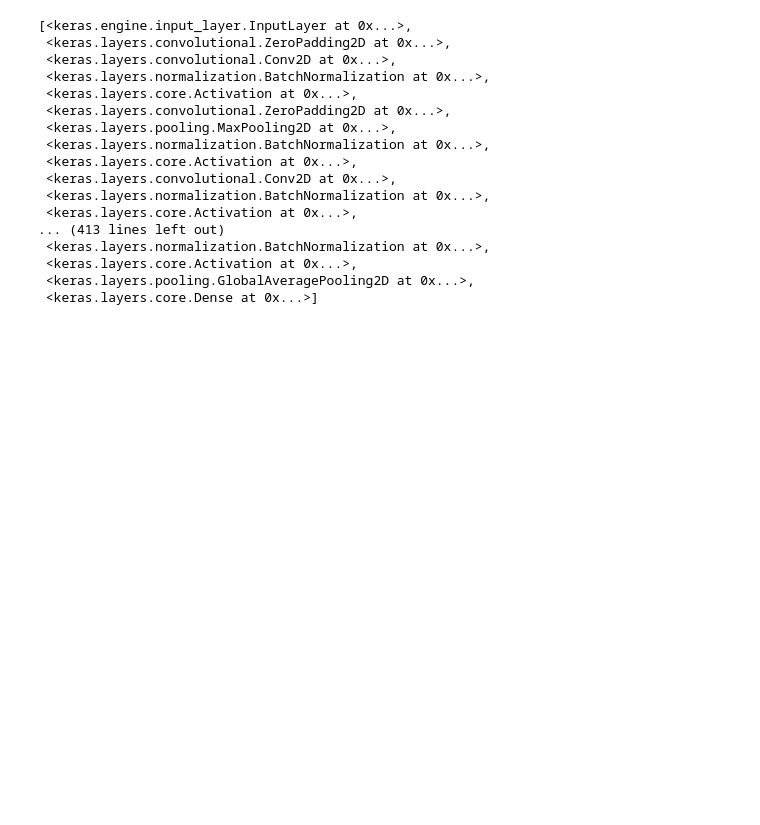
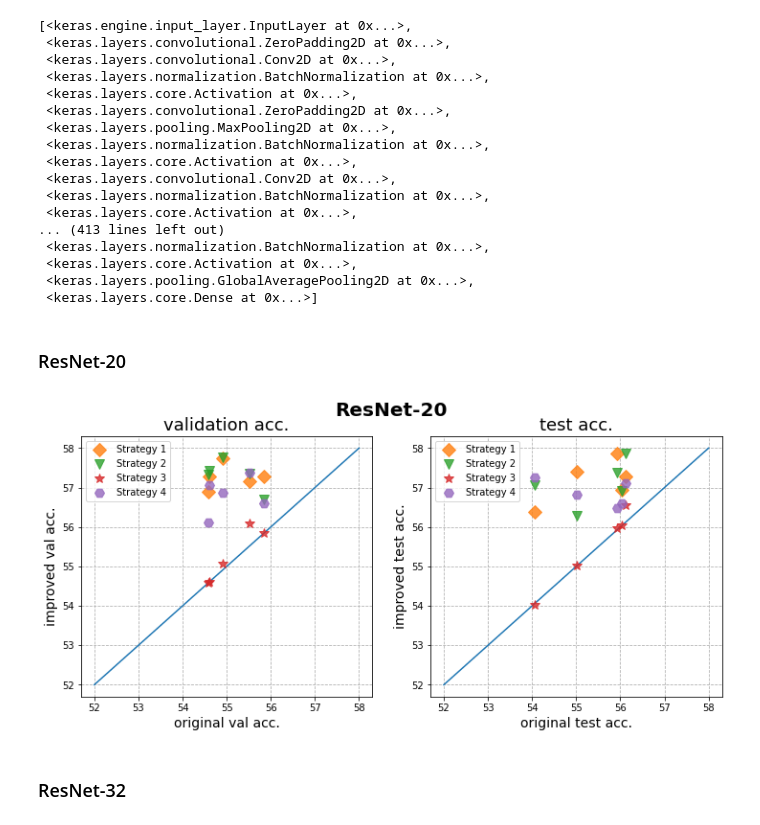
Before and after one commit to DemoAuguste/ApricotTOSEM, a Jupyter notebook: test.ipynb, the cells around one changed output. Saved outputs shown, nothing was run; the diff lists cells and outputs as text; code cells hidden in the pictures; blank space fills up the shorter version.

```diff
--- a/test.ipynb
+++ b/test.ipynb
@@ -29,0 +36,49 @@ model.layers
+# %% [markdown]
+### ResNet-20
+# %%
+x = np.linspace(52, 58)
+y = x
+# %%
+x_impr = [54.6, 55.51, 54.59, 55.84, 54.9]
+y_impr_1 = [57.29, 57.17, 56.89, 57.29, 57.74]
+y_impr_2 = [57.43, 57.35, 57.34, 56.70, 57.77]
+y_impr_3 = [54.60, 56.09, 54.59, 55.84, 55.08]
+y_impr_4 = [57.05, 57.38, 56.12, 56.61, 56.87]
+
+x_impr_t = [55.01, 56.12, 54.07, 56.03, 55.93]
+y_impr_1t = [57.39, 57.29, 56.37, 56.95, 57.87]
+y_impr_2t = [56.29,57.86, 57.07, 56.91, 57.37]
+y_impr_3t = [55.01, 56.55, 54.03, 56.03, 55.98]
+y_impr_4t = [56.81, 57.11, 57.26, 56.61, 56.48]
+# %%
+fig, (ax1, ax2) = plt.subplots(1, 2, sharex=True, figsize=(12, 5))
+fig.suptitle('ResNet-20', fontsize=20, weight='bold')
+
+ax1.plot(x, y, '-')
+ax1.set_title('validation acc.', fontsize=18)
+ax1.set_xlabel('original val acc.', fontsize=14)
+ax1.set_ylabel('improved val acc.', fontsize=14)
+ax1.plot(x_impr, y_impr_1, 'D', markersize=10, alpha=0.8, label='Strategy 1')
+ax1.plot(x_impr, y_impr_2, 'v', markersize=10, alpha=0.8, label='Strategy 2')
+ax1.plot(x_impr, y_impr_3, '*', markersize=10, alpha=0.8, label='Strategy 3')
+ax1.plot(x_impr, y_impr_4, 'H', markersize=10, alpha=0.8, label='Strategy 4')
+ax1.grid(linestyle='--')
+
+ax1.legend()
+
+ax2.plot(x, y, '-')
+ax2.set_title('test acc.', fontsize=18)
+ax2.set_xlabel('original test acc.', fontsize=14)
+ax2.set_ylabel('improved test acc.', fontsize=14)
+ax2.plot(x_impr_t, y_impr_1t, 'D', markersize=10, alpha=0.8, label='Strategy 1')
+ax2.plot(x_impr_t, y_impr_2t, 'v', markersize=10, alpha=0.8, label='Strategy 2')
+ax2.plot(x_impr_t, y_impr_3t, '*', markersize=10, alpha=0.8, label='Strategy 3')
+ax2.plot(x_impr_t, y_impr_4t, 'H', markersize=10, alpha=0.8, label='Strategy 4')
+ax2.grid(linestyle='--')
+
+ax2.legend()
+plt.savefig("figures/resnet20.jpg",dpi=500,bbox_inches = 'tight')
+# %% [output]
+[figure, added]
+# %% [markdown]
+### ResNet-32
```
Also changed, not shown: parts of 13 cells of this notebook, 8 other files.
